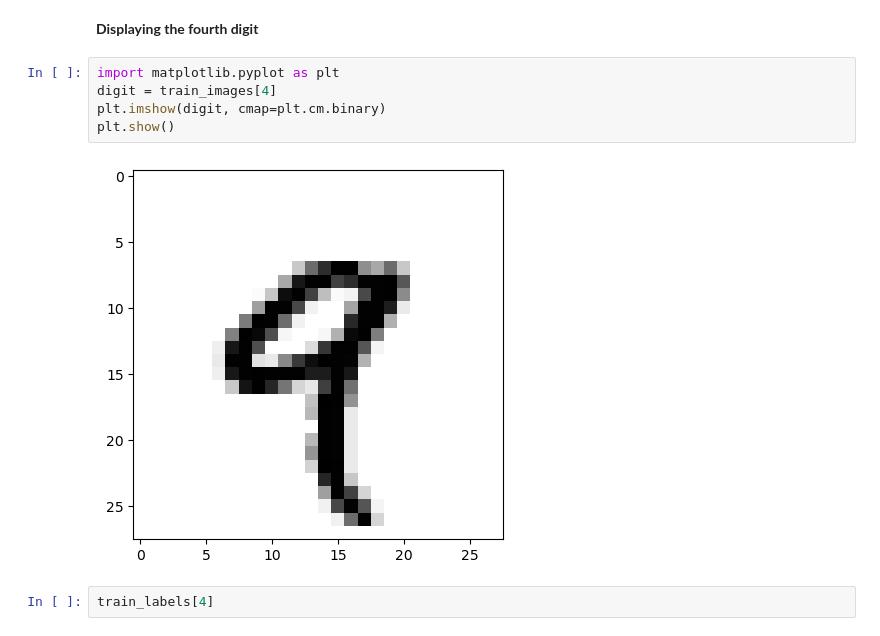
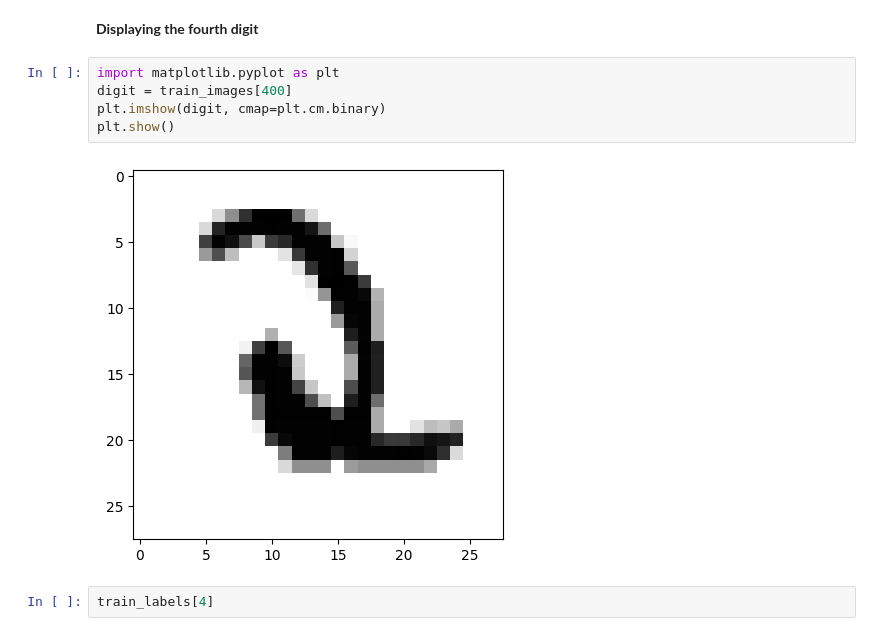
Before and after one commit to bertramwooster/deep-learning-with-python-notebooks, a Jupyter notebook: chapter02_mathematical-building-blocks.ipynb, the cells around one changed output. Cells and saved outputs as stored; diff of their text form.

```diff
--- a/chapter02_mathematical-building-blocks.ipynb
+++ b/chapter02_mathematical-building-blocks.ipynb
@@ -202,11 +209,11 @@ dtype('uint8')
 **Displaying the fourth digit**
 # %%
 import matplotlib.pyplot as plt
-digit = train_images[4]
+digit = train_images[400]
 plt.imshow(digit, cmap=plt.cm.binary)
 plt.show()
 # %% [output]
-[figure, old version]
+[figure, new version]
 # %%
 train_labels[4]
 # %% [output]
```
Also changed, not shown: parts of 13 cells of this notebook.
